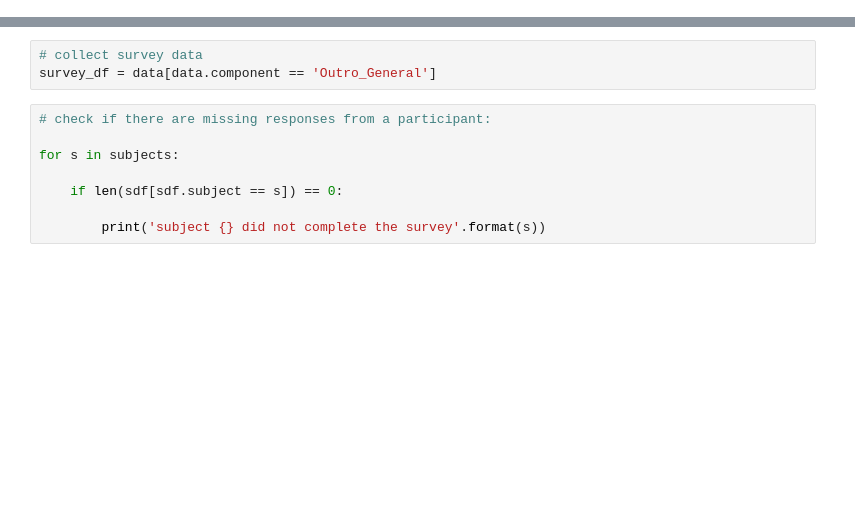
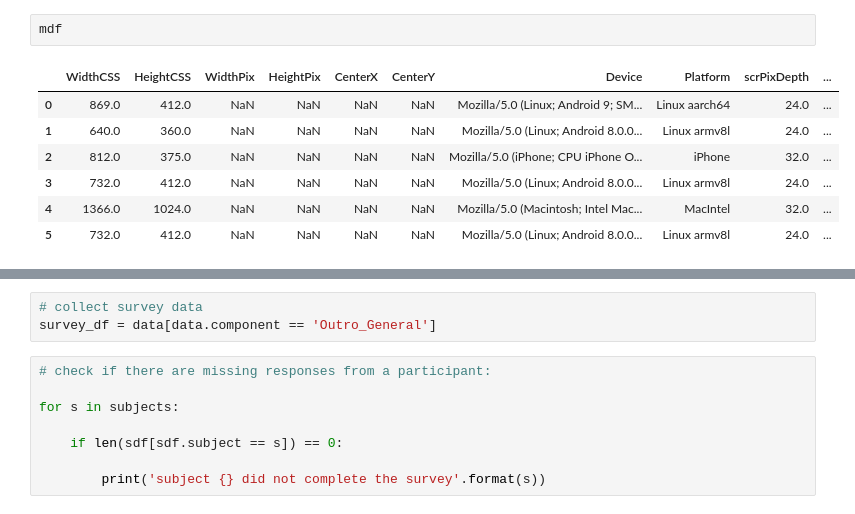
Before and after one commit to ClaraKuper/ManualInhibitionOnline, a Jupyter notebook: analysis/Sanity_Check.ipynb, the cells around one changed output, grey strips where cells are left out. Saved outputs shown, nothing was run; the diff lists cells and outputs as text; blank space fills up the shorter version.

```diff
--- a/analysis/Sanity_Check.ipynb
+++ b/analysis/Sanity_Check.ipynb
@@ -373,3 +311,13 @@ print('All of the displays had at least the minimal height: {}'.format(np.all(md
 # %% [output]
 All of the displays had at least the minimal width: True
 All of the displays had at least the minimal height: True
+# %%
+mdf
+# %% [output]
+|  | WidthCSS | HeightCSS | WidthPix | HeightPix | CenterX | CenterY | Device | Platform | scrPixDepth | ... |
+| 0 | 869.0 | 412.0 | NaN | NaN | NaN | NaN | Mozilla/5.0 (Linux; Android 9; SM... | Linux aarch64 | 24.0 | ... |
+| 1 | 640.0 | 360.0 | NaN | NaN | NaN | NaN | Mozilla/5.0 (Linux; Android 8.0.0... | Linux armv8l | 24.0 | ... |
+| 2 | 812.0 | 375.0 | NaN | NaN | NaN | NaN | Mozilla/5.0 (iPhone; CPU iPhone O... | iPhone | 32.0 | ... |
+| 3 | 732.0 | 412.0 | NaN | NaN | NaN | NaN | Mozilla/5.0 (Linux; Android 8.0.0... | Linux armv8l | 24.0 | ... |
+| 4 | 1366.0 | 1024.0 | NaN | NaN | NaN | NaN | Mozilla/5.0 (Macintosh; Intel Mac... | MacIntel | 32.0 | ... |
+| 5 | 732.0 | 412.0 | NaN | NaN | NaN | NaN | Mozilla/5.0 (Linux; Android 8.0.0... | Linux armv8l | 24.0 | ... |
```
Also changed, not shown: parts of 24 cells of this notebook, 19 other files.
